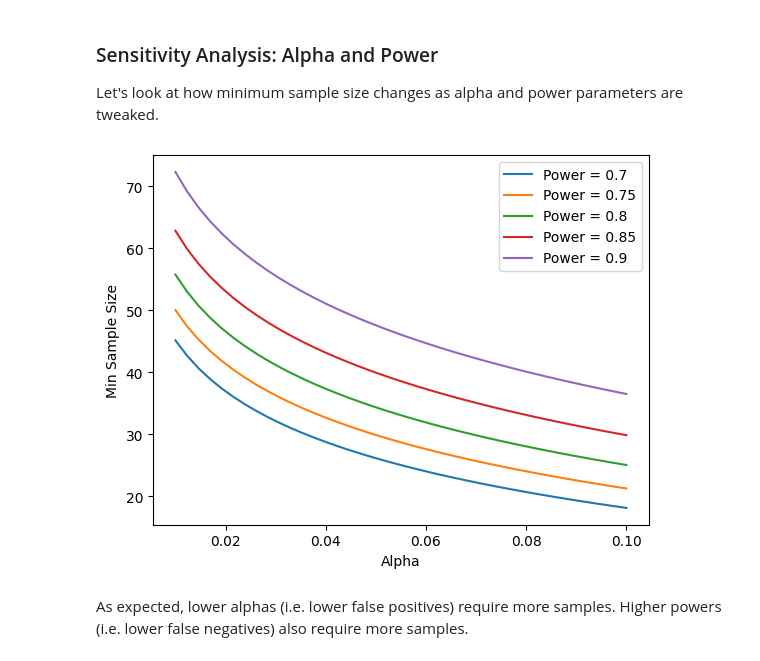
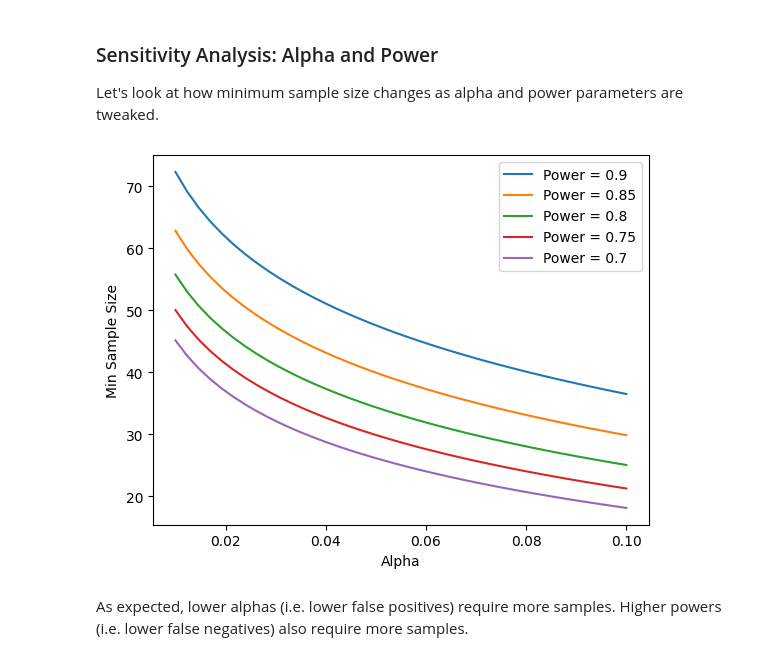
Before and after one commit to data-sandbox/stats-playground, a Jupyter notebook: ab_testing.ipynb, the cells around one changed output. Cells and saved outputs as stored; diff of their text form; code cells hidden in the pictures.

Commit message:
Reverse legend to align with plotted lines

```diff
--- a/ab_testing.ipynb
+++ b/ab_testing.ipynb
@@ -111,13 +111,13 @@ for index, value in enumerate(beta):
     n[index, :] = [min_sample_size(a, value, one_tailed, sigma0, sigma1, conversion0, conversion1) for a in alpha]
 # %%
 # Plot
-for index, value in enumerate(power):
+for index, value in reversed(list(enumerate(power))):
     plt.plot(alpha, n[index], label=f'Power = {value}')
 plt.xlabel('Alpha')
 plt.ylabel('Min Sample Size')
 plt.legend()
 plt.show()
 # %% [output]
-[figure, old version]
+[figure, new version]
 # %% [markdown]
 As expected, lower alphas (i.e. lower false positives) require more samples. Higher powers (i.e. lower false negatives) also require more samples.
```
